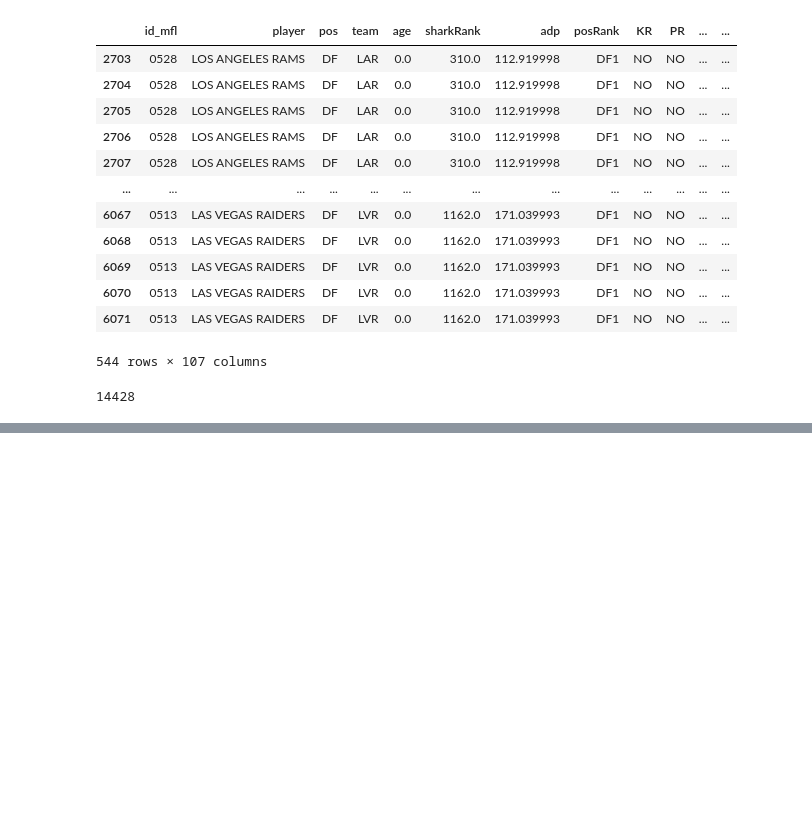
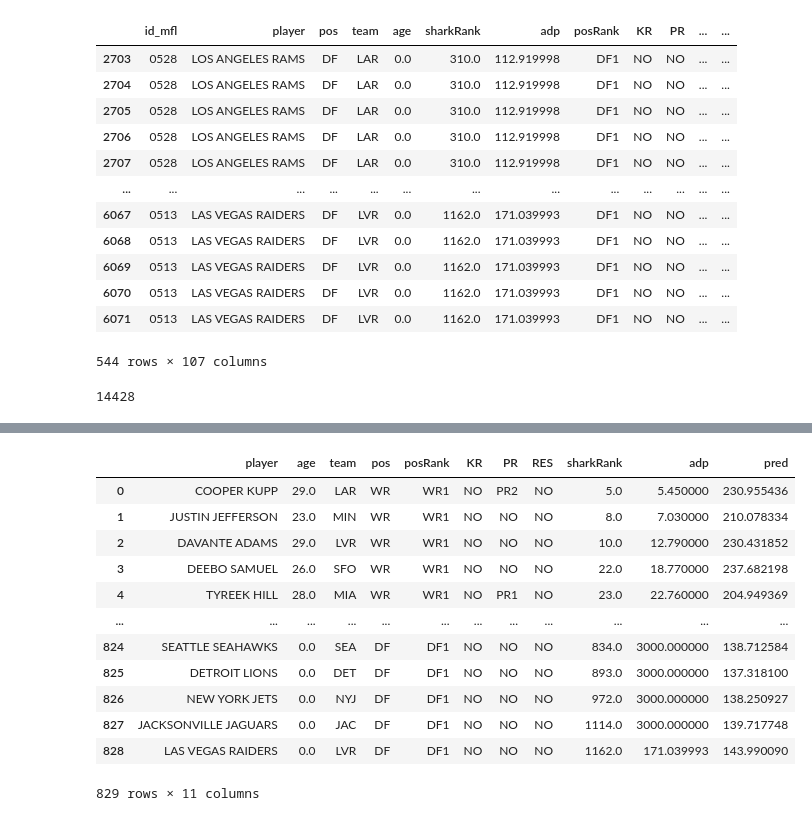
Before and after one commit to travisdharry/ff_demo, a Jupyter notebook: scheduler_new.ipynb, the cells around one changed output, grey strips where cells are left out. Drawn from its saved outputs; the diff is of its cells as text; code cells hidden in the pictures; blank space fills up the shorter version.

```diff
--- a/scheduler_new.ipynb
+++ b/scheduler_new.ipynb
@@ -245,6 +251,15 @@ scrape2_final = scrape2_final.loc[(scrape2_final.pos_ol!="PR")]
 # Drop position column
 scrape2_final.drop(columns=['pos_ol'], inplace=True)
 scrape2_final
+
+# Rename team abbreviations
+teamDict = {
+    'ARZ':'ARI', 'ATL':'ATL', 'BAL':'BAL', 'BUF':'BUF', 'CAR':'CAR', 'CHI':'CHI', 'CIN':'CIN', 'CLE':'CLE',
+    'DAL':'DAL', 'DEN':'DEN', 'DET':'DET', 'GB':'GBP', 'HOU':'HOU', 'IND':'IND', 'JAX':'JAC', 'KC':'KCC',
+    'LAC':'LAC', 'LAR':'LAR', 'LV':'LVR', 'MIA':'MIA', 'MIN':'MIN', 'NE':'NEP', 'NO':'NOS', 'NYG':'NYG',
+    'NYJ':'NYJ', 'PHI':'PHI', 'PIT':'PIT', 'SEA':'SEA', 'SF':'SFO', 'TB':'TBB', 'TEN':'TEN', 'WAS':'WAS'
+    }
+scrape2_final['team'] = scrape2_final['team'].map(teamDict)
 # %% [output]
 A value is trying to be set on a copy of a slice from a DataFrame
 
@@ -588,0 +1042,27 @@ player_df = player_df[[
+# %%
+# Create summary of annual scores
+# analyze weekly df
+tPred = complete.groupby('player')['pred'].sum().to_frame()
+tPred.reset_index(inplace=True)
+info = complete.drop_duplicates(subset=['player', 'pos'], keep='first')
+info = info[[
+    'player', 'age', 'team', 'pos', 'posRank', 'KR', 'PR', 'RES', 'sharkRank', 'adp'
+]]
+
+# Merge all predictions
+fullPred = info.merge(tPred, how='left', left_on='player', right_on='player')
+fullPred
+# %% [output]
+|  | player | age | team | pos | posRank | KR | PR | RES | sharkRank | adp | pred |
+| 0 | COOPER KUPP | 29.0 | LAR | WR | WR1 | NO | PR2 | NO | 5.0 | 5.450000 | 230.955436 |
+| 1 | JUSTIN JEFFERSON | 23.0 | MIN | WR | WR1 | NO | NO | NO | 8.0 | 7.030000 | 210.078334 |
+| 2 | DAVANTE ADAMS | 29.0 | LVR | WR | WR1 | NO | NO | NO | 10.0 | 12.790000 | 230.431852 |
+| 3 | DEEBO SAMUEL | 26.0 | SFO | WR | WR1 | NO | NO | NO | 22.0 | 18.770000 | 237.682198 |
+| 4 | TYREEK HILL | 28.0 | MIA | WR | WR1 | NO | PR1 | NO | 23.0 | 22.760000 | 204.949369 |
+| ... | ... | ... | ... | ... | ... | ... | ... | ... | ... | ... | ... |
+| 824 | SEATTLE SEAHAWKS | 0.0 | SEA | DF | DF1 | NO | NO | NO | 834.0 | 3000.000000 | 138.712584 |
+| 825 | DETROIT LIONS | 0.0 | DET | DF | DF1 | NO | NO | NO | 893.0 | 3000.000000 | 137.318100 |
+| 826 | NEW YORK JETS | 0.0 | NYJ | DF | DF1 | NO | NO | NO | 972.0 | 3000.000000 | 138.250927 |
+| 827 | JACKSONVILLE JAGUARS | 0.0 | JAC | DF | DF1 | NO | NO | NO | 1114.0 | 3000.000000 | 139.717748 |
+| 828 | LAS VEGAS RAIDERS | 0.0 | LVR | DF | DF1 | NO | NO | NO | 1162.0 | 171.039993 | 143.990090 |
+829 rows × 11 columns
```
Also changed, not shown: parts of 20 cells of this notebook, 6 other files.
